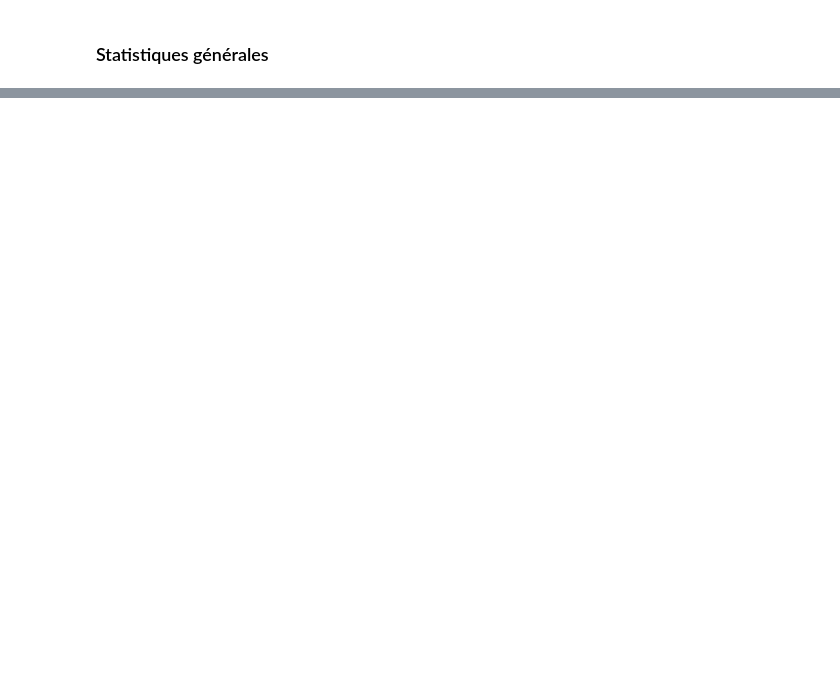
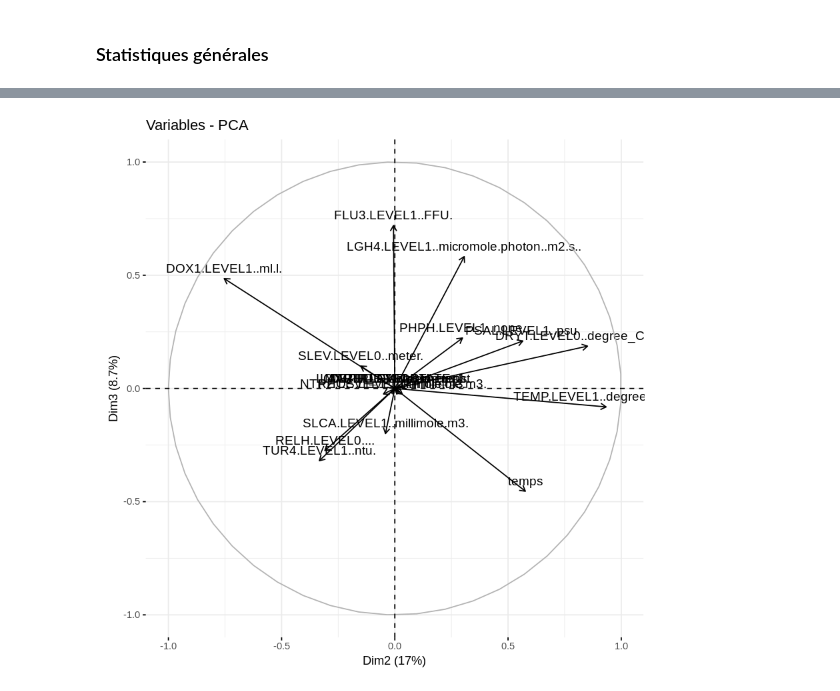
Before and after one commit to weatherforce/extremime, a Jupyter notebook: exemples/Exemple-traitement-donnees-Coriolis.ipynb, the cells around one changed output, grey strips where cells are left out. Saved outputs shown, nothing was run; the diff lists cells and outputs as text; code cells hidden in the pictures; blank space fills up the shorter version.

```diff
--- a/exemples/Exemple-traitement-donnees-Coriolis.ipynb
+++ b/exemples/Exemple-traitement-donnees-Coriolis.ipynb
@@ -80,0 +260,4 @@ summary(df)
+# %%
+fviz_pca_var(res.pca, col.var = "black",axes = c(2,3));
+# %% [output]
+[figure, added]
```
Also changed, not shown: parts of 68 cells of this notebook, 8 other files.
